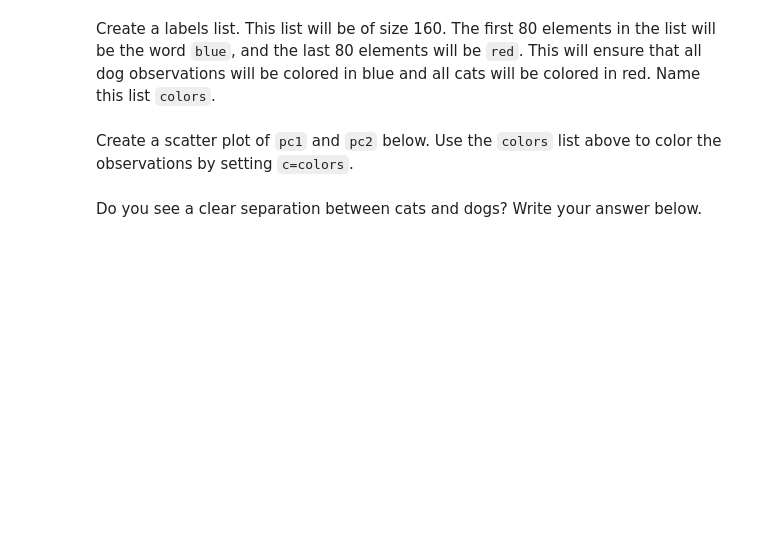
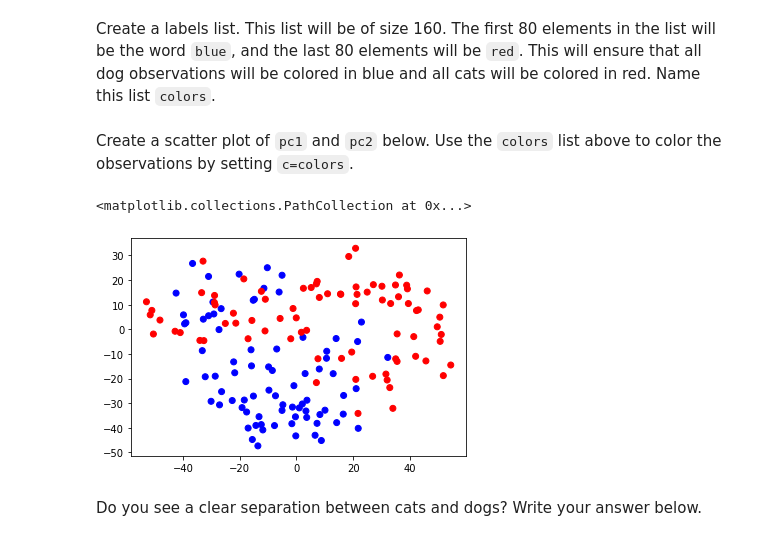
Before and after one commit to JavierLuna/data-labs, a Jupyter notebook: module-2/lab-pca/your-code/main.ipynb, the cells around one changed output. Drawn from its saved outputs; the diff is of its cells as text; code cells hidden in the pictures; blank space fills up the shorter version.

```diff
--- a/module-2/lab-pca/your-code/main.ipynb
+++ b/module-2/lab-pca/your-code/main.ipynb
@@ -93,3 +141,5 @@ Load the `PCA` function from `statsmodels` (read about this function [here](http
 Use `numpy` to find to transpose the standardized pet array. This will help us compute the projection.
 # %%
 # Your code here:
+pets_stded_transposed = np.transpose(pets_stded)
+pets_stded_transposed.shape
@@ -97,3 +149,5 @@ Use `numpy` to find to transpose the standardized pet array. This will help us c
 Find the dot product of the transposed standardized pet matrix and the `factors` of the `PCA` model found above. This will be the projection onto 2 dimensions. This means that each cat and dog image will now only have two columns instead of 4096.
 # %%
 # Your code here:
+projection = pets_stded_transposed.dot(pca.factors)
+projection.shape
@@ -105,3 +161,5 @@ Now that we have reduced our cats and dogs arrays, we can easily plot the data i
 In the cell below, turn the two dimensional projection into a pandas dataframe and name the columns `pc1`, and `pc2` respectively.
 # %%
 # Your code here:
+df = pd.DataFrame(projection, columns=['pc1', 'pc2'])
+df.head()
@@ -112,6 +175,13 @@ Create a labels list. This list will be of size 160. The first 80 elements in th
+# %%
+# Your code here:
+colors = ['blue' if x<80 else 'red' for x in range(160)]
 # %% [markdown]
 Create a scatter plot of `pc1` and `pc2` below. Use the `colors` list above to color the observations by setting `c=colors`.
 # %%
 # Your code here:
+plt.scatter(df['pc1'], df['pc2'], c=colors)
+# %% [output]
+<matplotlib.collections.PathCollection at 0x...>
+[figure, added]
 # %% [markdown]
 Do you see a clear separation between cats and dogs? Write your answer below.
```
Also changed, not shown: parts of 14 cells of this notebook.
